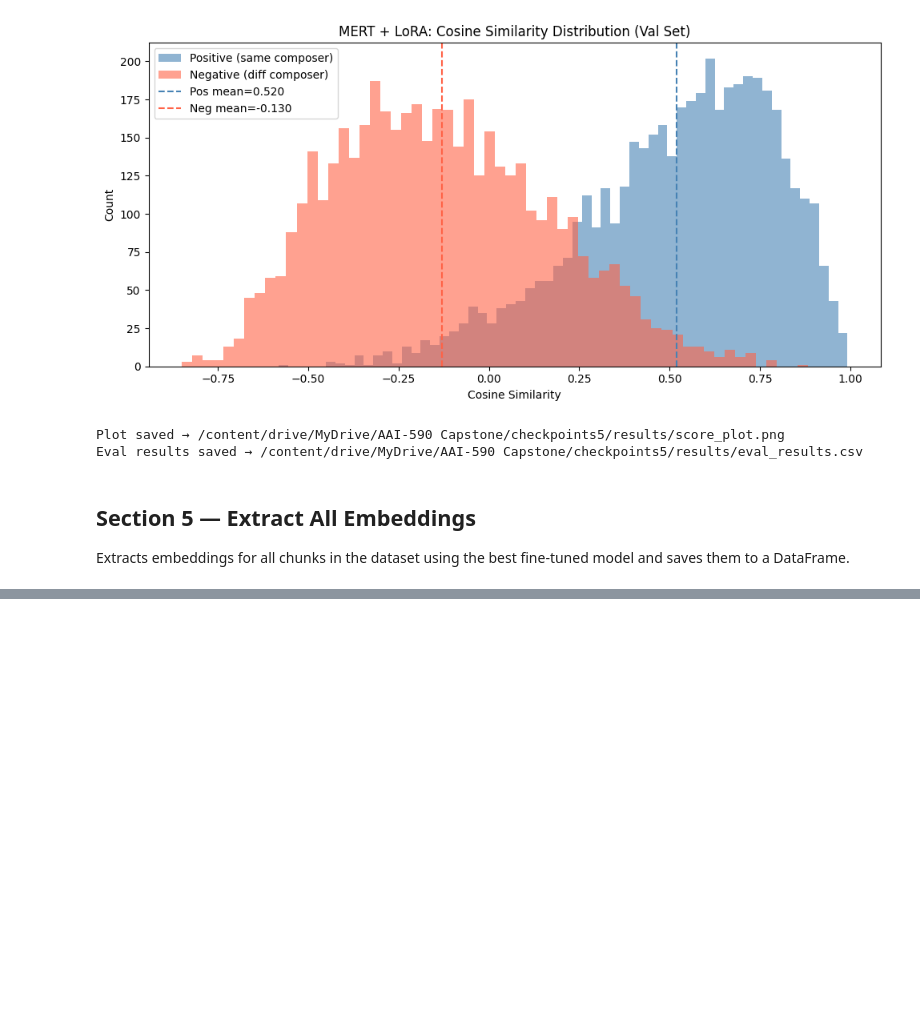
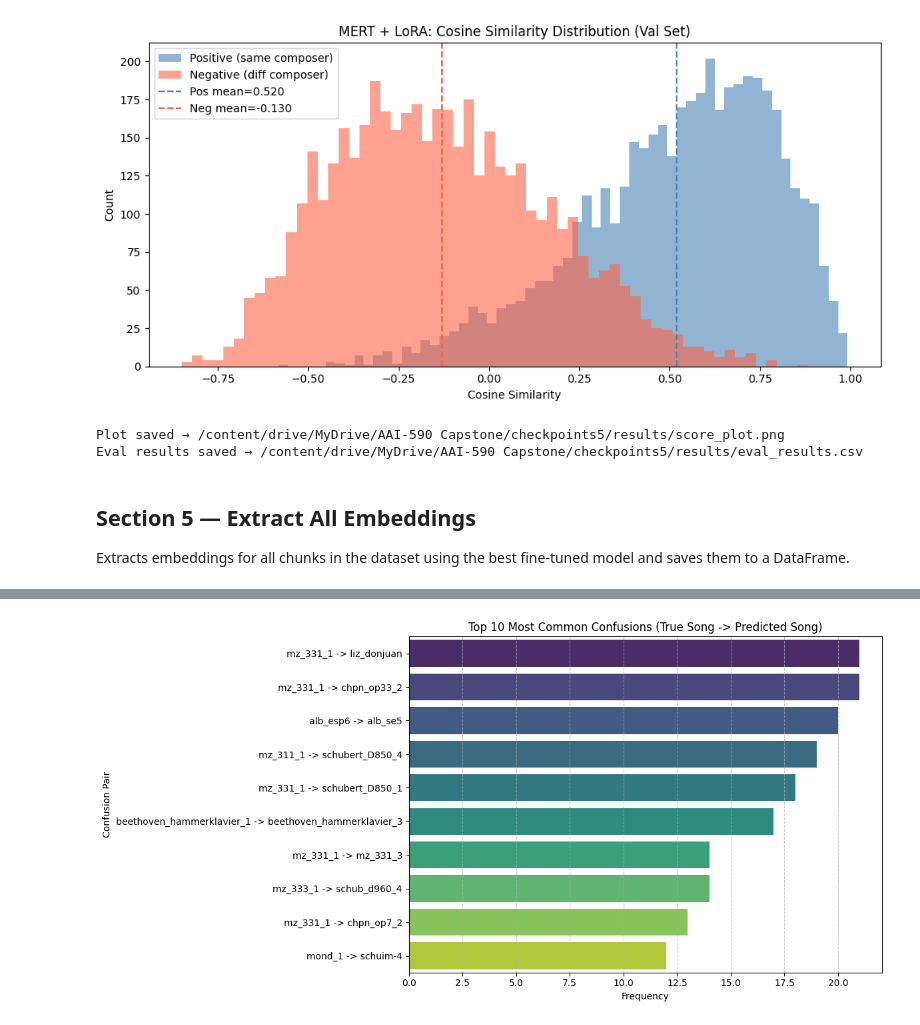
Before and after one commit to mperumal-usd/capstone_team_3, a Jupyter notebook: notebooks/COLAB_MERT_Finetune_v5.ipynb, the cells around one changed output, grey strips where cells are left out. Saved outputs shown, nothing was run; the diff lists cells and outputs as text; code cells hidden in the pictures; blank space fills up the shorter version.

```diff
--- a/notebooks/COLAB_MERT_Finetune_v5.ipynb
+++ b/notebooks/COLAB_MERT_Finetune_v5.ipynb
@@ -724,0 +936,29 @@ display(all_embeddings_df.head())
+# %%
+# 4. Build Baseline FAISS Index & Calculate Recall@K
+d_base = 768  # Base MERT hidden size
+index_base = faiss.IndexFlatL2(d_base)
+index_base.add(base_train_embs)
+print(f"\nBaseline FAISS index built. Total vectors: {index_base.ntotal}")
+
+print("\n--- Calculating Baseline Recall@K ---")
+D_base_val, I_base_val = index_base.search(base_val_embs, max_k)
+
+base_recall_at_k = {1: 0, 3: 0, 5: 0, 10: 0}
+
+for i in range(len(val_df)):
+    query_song = val_df.iloc[i]['filename'].rsplit('_chunk_', 1)[0]
+
+    match_filenames = train_df.iloc[I_base_val[i]]['filename'].values
+    match_songs = [f.rsplit('_chunk_', 1)[0] for f in match_filenames]
+
+    for k in base_recall_at_k.keys():
+        if query_song in match_songs[:k]:
+            base_recall_at_k[k] += 1
+
+base_results_data = []
+for k, count in base_recall_at_k.items():
+    recall = count / len(val_df)
+    base_results_data.append({"K": k, "Recall": recall})
+    print(f"Baseline Recall@{k:02d}: {recall:.4f}")
+
+base_recall_df = pd.DataFrame(base_results_data)
@@ -724,0 +1377,18 @@ display(all_embeddings_df.head())
+# %%
+import matplotlib.pyplot as plt
+import seaborn as sns
+
+# Extract labels and counts from top_confusions
+conf_labels = [conf for conf, count in top_confusions]
+conf_counts = [count for conf, count in top_confusions]
+
+plt.figure(figsize=(12, 6))
+sns.barplot(x=conf_counts, y=conf_labels, hue=conf_labels, palette='viridis', legend=False)
+plt.title('Top 10 Most Common Confusions (True Song -> Predicted Song)')
+plt.xlabel('Frequency')
+plt.ylabel('Confusion Pair')
+plt.grid(axis='x', linestyle='--', alpha=0.7)
+plt.tight_layout()
+plt.show()
+# %% [output]
+[figure, added]
```
Also changed, not shown: parts of 26 cells of this notebook.
